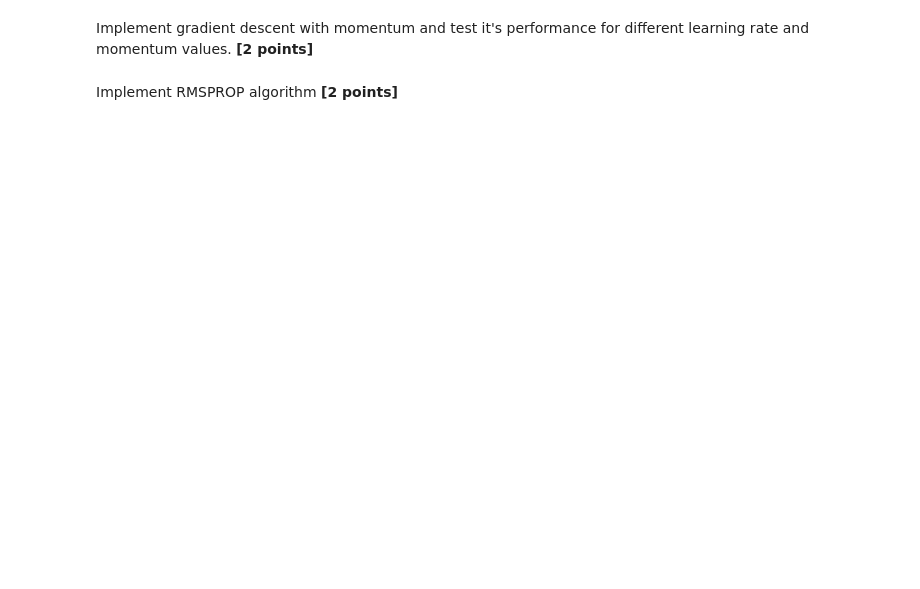
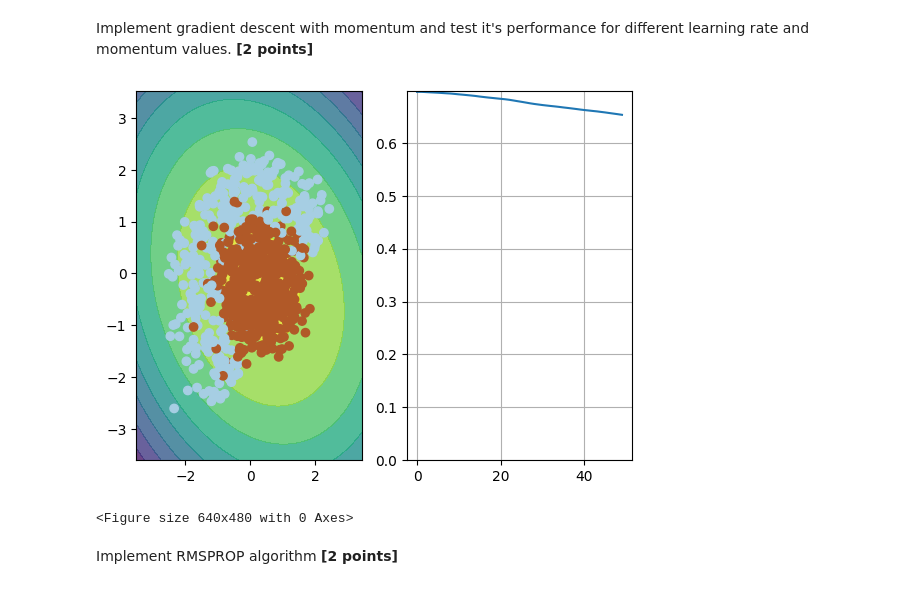
Before and after one commit to AlexDorosh55/Practical_DL, a Jupyter notebook: week01_backprop/adaptive_sgd.ipynb, the cells around one changed output. Cells and saved outputs as stored; diff of their text form; code cells hidden in the pictures; blank space fills up the shorter version.

```diff
--- a/week01_backprop/adaptive_sgd.ipynb
+++ b/week01_backprop/adaptive_sgd.ipynb
@@ -247,23 +255,27 @@ plt.clf()
 Implement gradient descent with momentum and test it's performance for different learning rate and momentum values. __[2 points]__
 # %%
 w = np.array([0,0,0,0,0,1])
+v = np.zeros_like(w)
 
-alpha = 0.0 # learning rate. Please change.
-mu    = 0.0 # momentum. Please change.
+alpha = 3e-4
+mu    = 0.9
 
 n_iter = 50
 batch_size = 4
 loss = np.zeros(n_iter)
 plt.figure(figsize=(12,5))
 for i in range(n_iter):
     ind = np.random.choice(X.shape[0], batch_size)
     loss[i] = compute_loss(X, y, w)
     visualize(X[ind,:], y[ind], w, loss)
-
-    <update w and anything else here>
+    v = alpha * compute_grad(X[ind,:], y[ind], w) + mu*v
+    w = w - v
 
 visualize(X, y, w, loss)
 plt.clf()
+# %% [output]
+[figure, added]
+<Figure size 640x480 with 0 Axes>
 # %% [markdown]
 Implement RMSPROP algorithm __[2 points]__
 # %%
```
Also changed, not shown: parts of 7 cells of this notebook.
